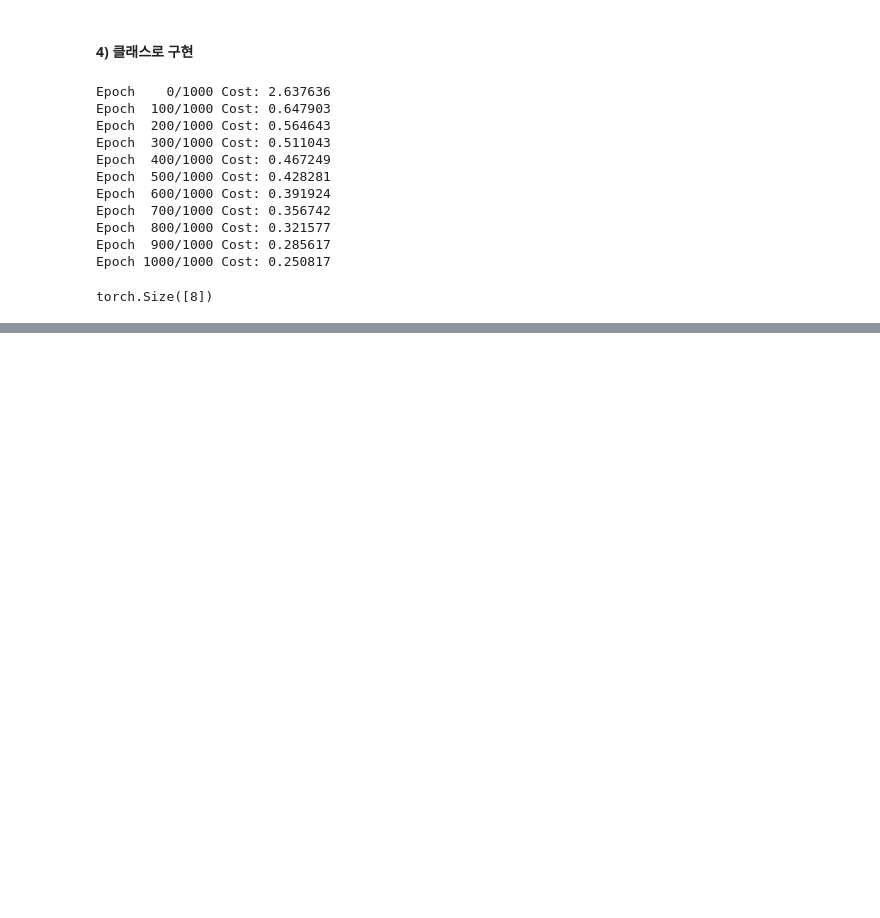
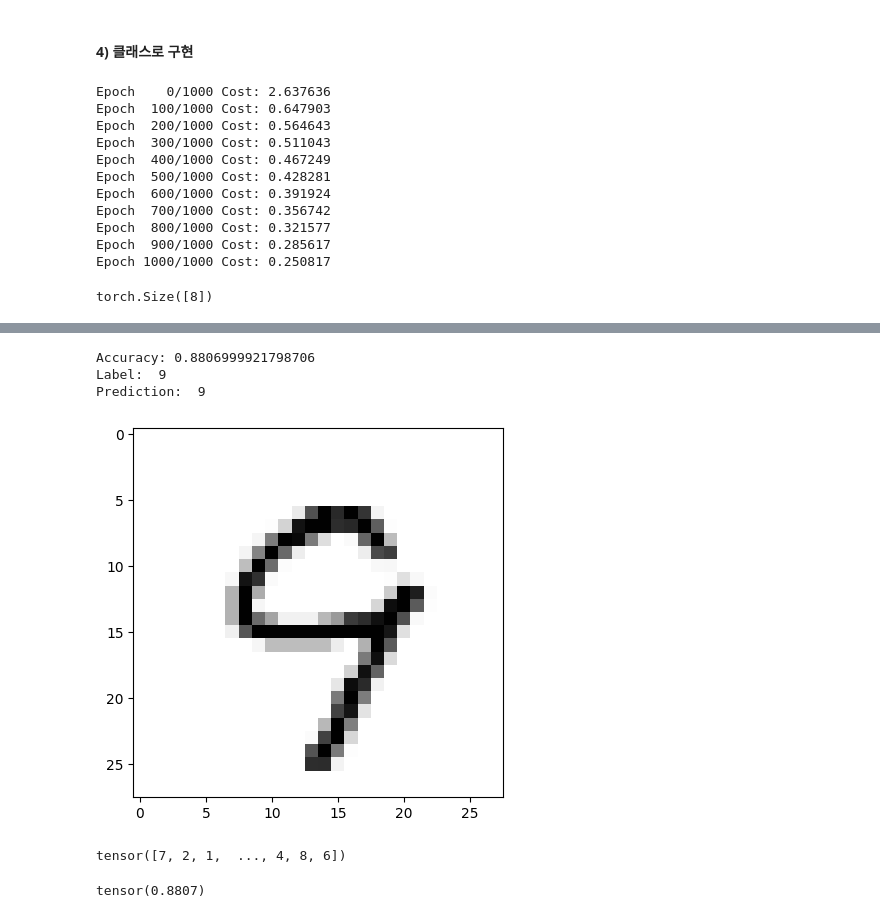
Before and after one commit to ehddy/PyTorch_Tutorial, a Jupyter notebook: part5-Softmax_Regression.ipynb, the cells around one changed output, grey strips where cells are left out. Cells and saved outputs as stored; diff of their text form; code cells hidden in the pictures; blank space fills up the shorter version.

Commit message:
mnist 예제'

```diff
--- a/part5-Softmax_Regression.ipynb
+++ b/part5-Softmax_Regression.ipynb
@@ -315,0 +326,4 @@ torch.Size([8])
+# %%
+USE_CUDA = torch.cuda.is_available() # GPU를 사용가능하면 True, 아니라면 False를 리턴
+# %%
+device = torch.device("cuda" if USE_CUDA else "cpu") # GPU 사용 가능하면 사용하고 아니면 CPU 사용
@@ -315,0 +344,12 @@ torch.Size([8])
+# %%
+# MINIST Dataset
+mnist_train = dsets.MNIST(root='./MNIST_DATA/',
+                         train=True,
+                         transform=transforms.ToTensor(),
+                         download=True)
+
+# MINIST Dataset
+mnist_test = dsets.MNIST(root='./MNIST_DATA/',
+                         train=False,
+                         transform=transforms.ToTensor(),
+                         download=True)
@@ -315,0 +367,2 @@ torch.Size([8])
+# %%
+linear = nn.Linear(784, 10, bias=True).to(device)
@@ -315,0 +413,38 @@ torch.Size([8])
+# %%
+# 테스트 데이터를 사용하여 모델 테스트
+with torch.no_grad(): # torch.no_grad()를 하면 gradient 계산을 수행하지 않는다.
+    X_test = mnist_test.test_data.view(-1, 28 * 28).float().to(device)
+    Y_test = mnist_test.test_labels.to(device)
+
+    prediction = linear(X_test)
+    correct_prediction = torch.argmax(prediction, 1) == Y_test
+
+    accuracy = correct_prediction.float().mean()
+
+    print('Accuracy:', accuracy.item())
+
+
+    # MNIST 테스트 데이터에서 무작위로 하나를 뽑아서 예측을 해본다
+    r = random.randint(0, len(mnist_test) - 1)
+    X_single_data = mnist_test.test_data[r:r + 1].view(-1, 28 * 28).float().to(device)
+    Y_single_data = mnist_test.test_labels[r:r + 1].to(device)
+
+    print('Label: ', Y_single_data.item())
+    single_prediction = linear(X_single_data)
+    print('Prediction: ', torch.argmax(single_prediction, 1).item())
+
+    plt.imshow(mnist_test.test_data[r:r + 1].view(28, 28), cmap='Greys', interpolation='nearest')
+    plt.show()
+# %% [output]
+Accuracy: 0.8806999921798706
+Label:  9
+Prediction:  9
+[figure, added]
+# %%
+torch.argmax(prediction, 1)
+# %% [output]
+tensor([7, 2, 1,  ..., 4, 8, 6])
+# %%
+accuracy
+# %% [output]
+tensor(0.8807)
```
Also changed, not shown: parts of 11 cells of this notebook, 1 other file.
